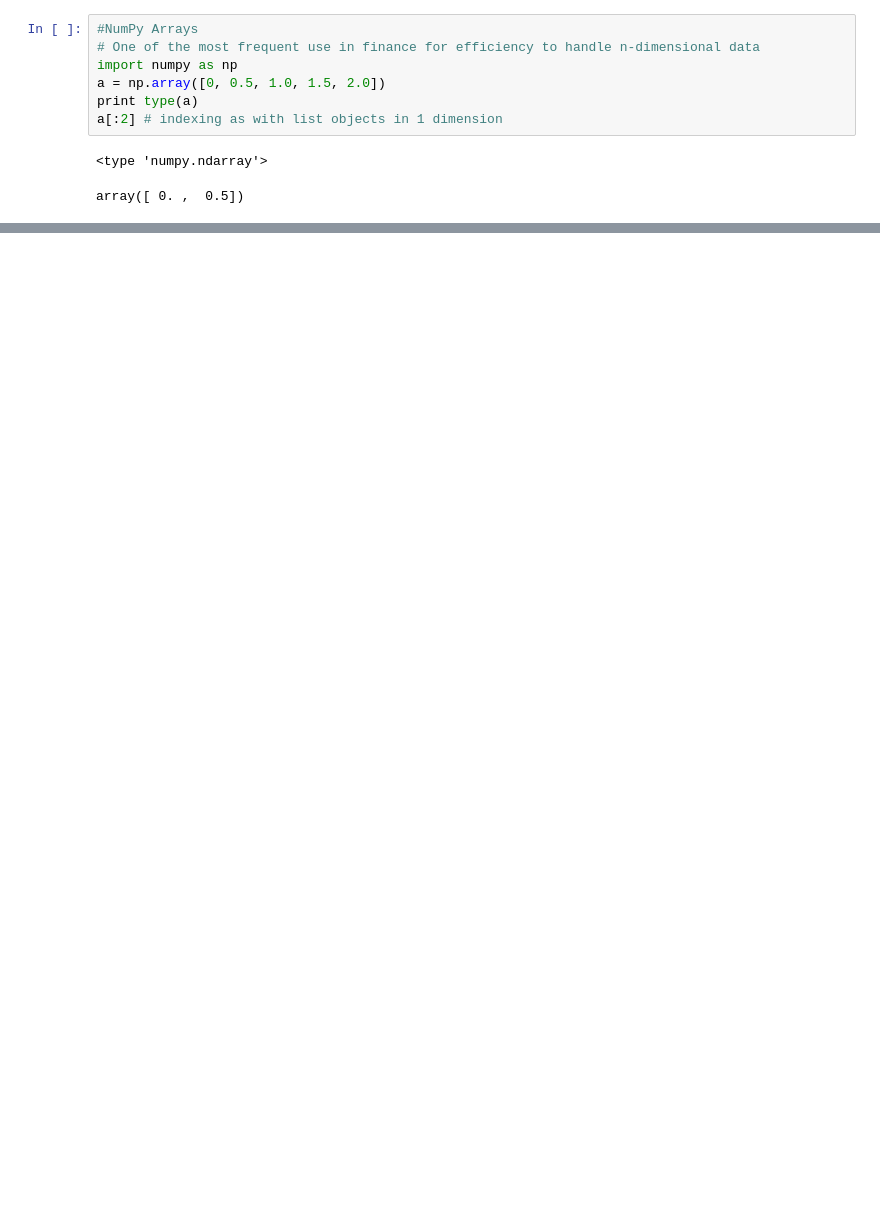
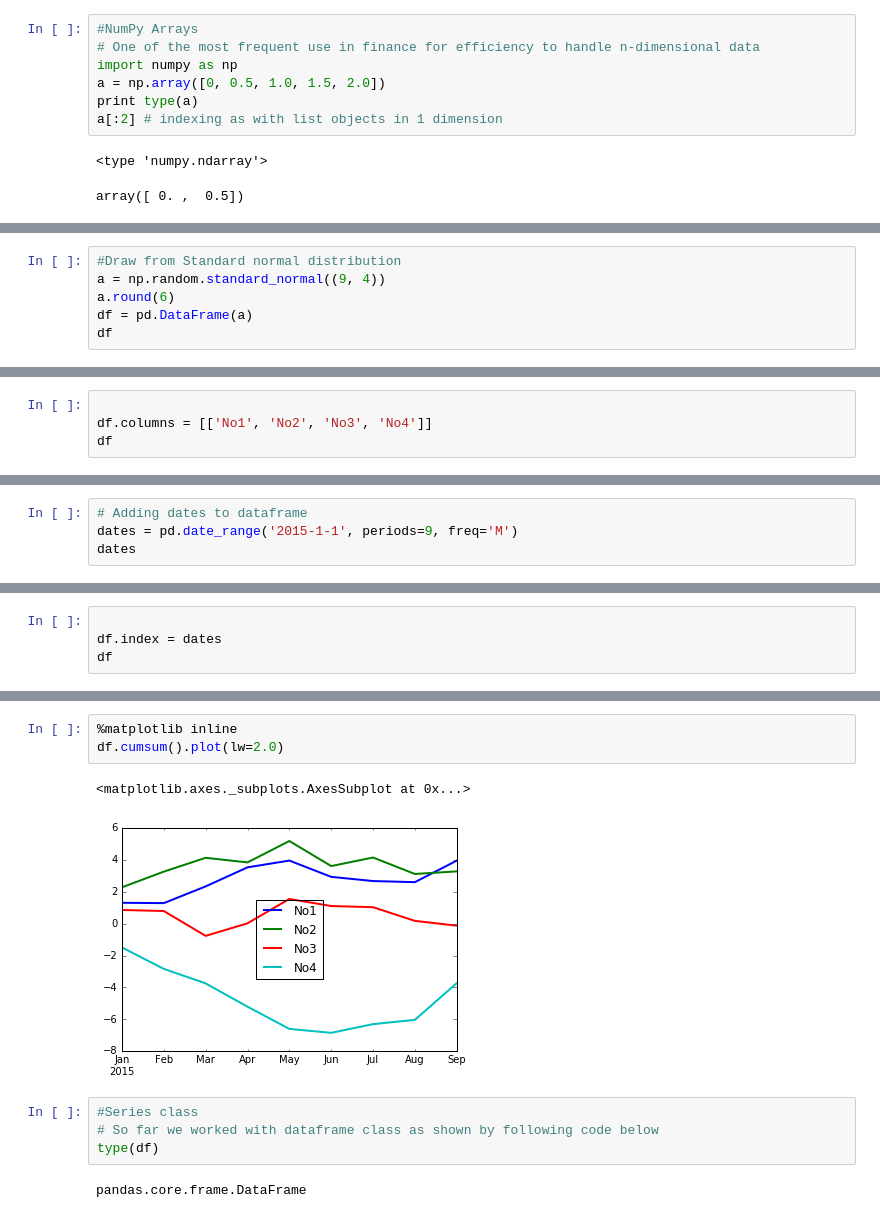
Before and after one commit to bjd1111/Finance, a Jupyter notebook: python spring/lecture2.ipynb, the cells around one changed output, grey strips where cells are left out. Cells and saved outputs as stored; diff of their text form; blank space fills up the shorter version.

```diff
--- a/python spring/lecture2.ipynb
+++ b/python spring/lecture2.ipynb
@@ -705,0 +780,6 @@ Wall time: 116 ms
+# %%
+#Draw from Standard normal distribution
+a = np.random.standard_normal((9, 4))
+a.round(6)
+df = pd.DataFrame(a)
+df
@@ -705,0 +797,4 @@ Wall time: 116 ms
+# %%
+
+df.columns = [['No1', 'No2', 'No3', 'No4']]
+df
@@ -705,0 +818,4 @@ Wall time: 116 ms
+# %%
+# Adding dates to dataframe
+dates = pd.date_range('2015-1-1', periods=9, freq='M')
+dates
@@ -705,0 +827,4 @@ Wall time: 116 ms
+# %%
+
+df.index = dates
+df
@@ -705,0 +970,12 @@ Wall time: 116 ms
+# %%
+%matplotlib inline
+df.cumsum().plot(lw=2.0)
+# %% [output]
+<matplotlib.axes._subplots.AxesSubplot at 0x...>
+[figure, added]
+# %%
+#Series class
+# So far we worked with dataframe class as shown by following code below
+type(df)
+# %% [output]
+pandas.core.frame.DataFrame
```
Also changed, not shown: parts of 117 cells of this notebook.
